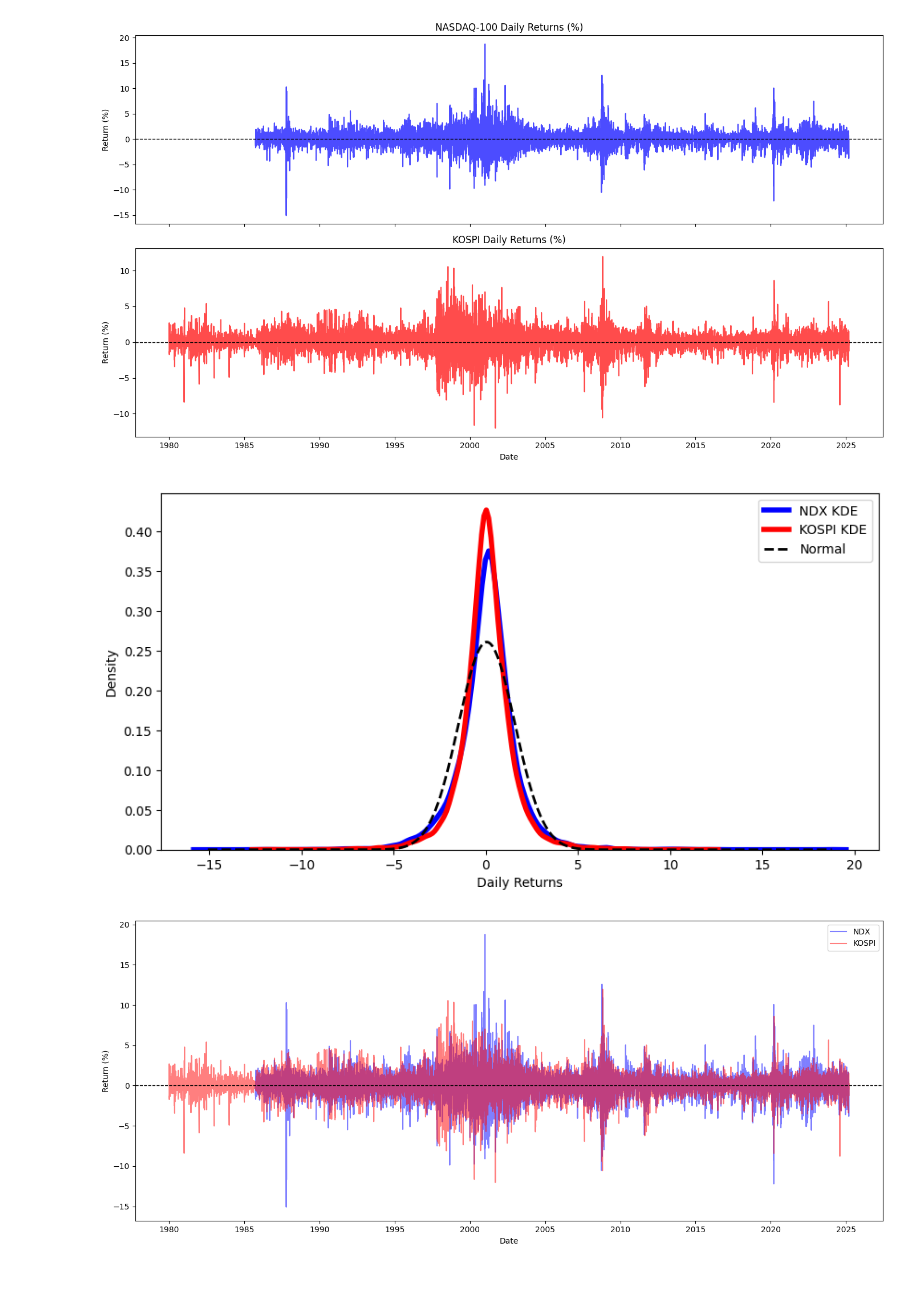
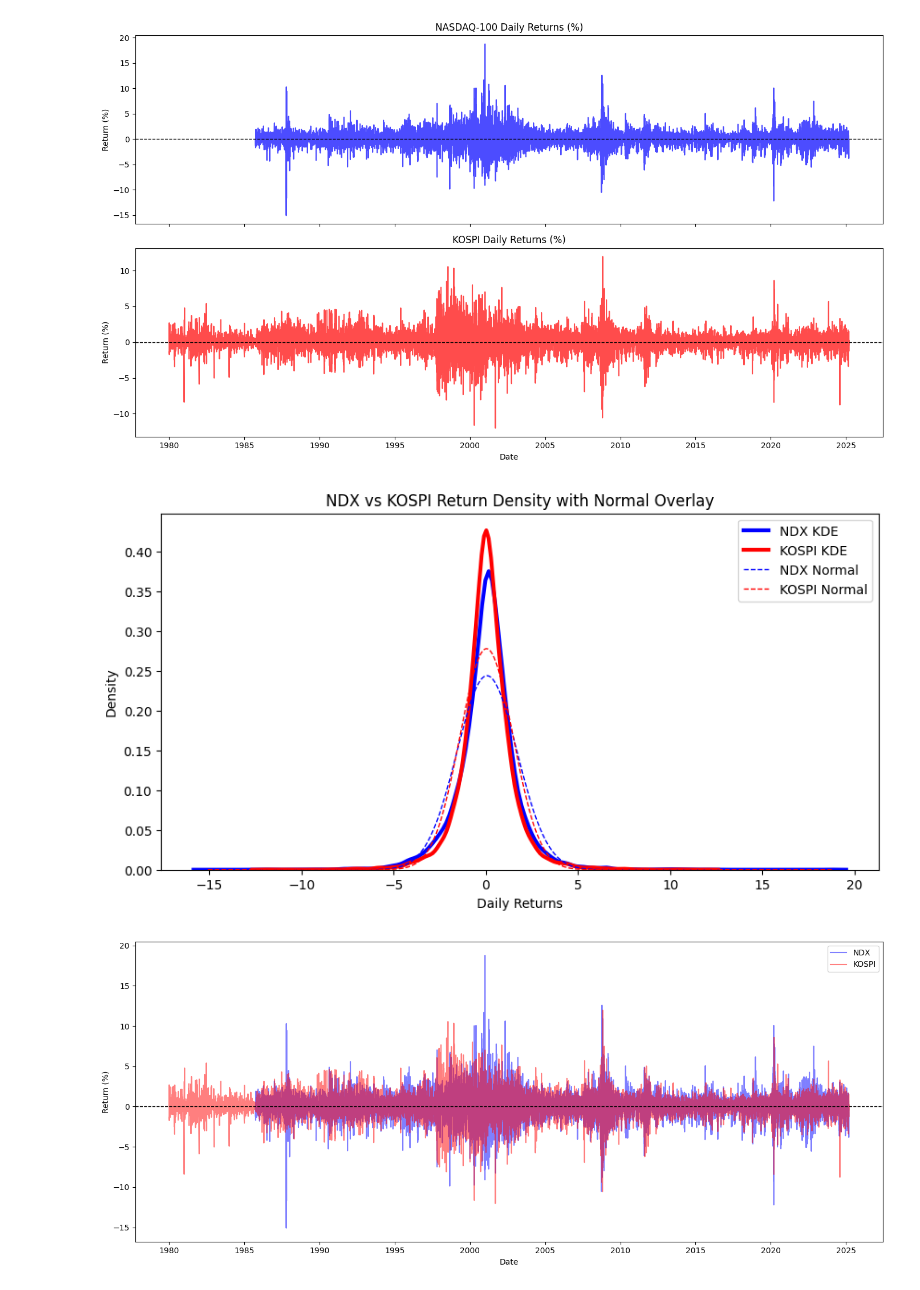
Before and after one commit to JiaqiSun45635/MFE-FE, a Jupyter notebook: PW4/Practical Work 4 Question 2 Latest.ipynb, the cells around one changed output. Saved outputs shown, nothing was run; the diff lists cells and outputs as text; code cells hidden in the pictures.

```diff
--- a/PW4/Practical Work 4 Question 2 Latest.ipynb
+++ b/PW4/Practical Work 4 Question 2 Latest.ipynb
@@ -93,36 +93,42 @@ NASDAQ-100 (^NDX)
 [figure]
 [figure]
 # %%
-# Combine both return series
-all_returns = np.concatenate([ndx_data["Return"], kospi_data["Return"]])
+import numpy as np
+import matplotlib.pyplot as plt
+import seaborn as sns
+from scipy.stats import norm
 
-# Compute mean and standard deviation for the combined dataset
-mu, sigma = all_returns.mean(), all_returns.std()
+# Compute mean and standard deviation for both indices
+ndx_mu, ndx_sigma = ndx_data["Return"].mean(), ndx_data["Return"].std()
+kospi_mu, kospi_sigma = kospi_data["Return"].mean(), kospi_data["Return"].std()
 
-# Generate x-values for normal distribution
-x_values = np.linspace(all_returns.min(), all_returns.max(), 500)
+# Generate x-values for normal distributions
+x_values = np.linspace(min(ndx_data["Return"].min(), kospi_data["Return"].min()),
+                       max(ndx_data["Return"].max(), kospi_data["Return"].max()), 500)
 
-# Compute normal density curve
-normal_dist = norm.pdf(x_values, mu, sigma)
+# Compute normal density curves
+ndx_norm = norm.pdf(x_values, ndx_mu, ndx_sigma)
+kospi_norm = norm.pdf(x_values, kospi_mu, kospi_sigma)
 
 # Plot KDE for NDX and KOSPI
 plt.figure(figsize=(10, 5))
-sns.kdeplot(ndx_data["Return"], color="blue", label="NDX KDE", linewidth=4)
-sns.kdeplot(kospi_data["Return"], color="red", label="KOSPI KDE", linewidth=4)
+sns.kdeplot(ndx_data["Return"], color="blue", label="NDX KDE", linewidth=3)
+sns.kdeplot(kospi_data["Return"], color="red", label="KOSPI KDE", linewidth=3)
 
-# Plot single normal distribution
-plt.plot(x_values, normal_dist, color="black", linestyle="dashed", label="Normal", linewidth=2)
+# Plot fitted normal distributions
+plt.plot(x_values, ndx_norm, color="blue", linestyle="dashed", label="NDX Normal", linewidth=1)
+plt.plot(x_values, kospi_norm, color="red", linestyle="dashed", label="KOSPI Normal", linewidth=1)
 
 # Labels and legend
 plt.xlabel("Daily Returns")
 plt.ylabel("Density")
 plt.legend()
-# plt.title("NDX vs KOSPI Return Density with Single Normal Overlay")
+plt.title("NDX vs KOSPI Return Density with Normal Overlay")
 
 # Show plot
 plt.show()
 # %% [output]
-[figure, old version]
+[figure, new version]
 # %%
 fig, ax = plt.subplots(figsize=(14, 6))
 
```
